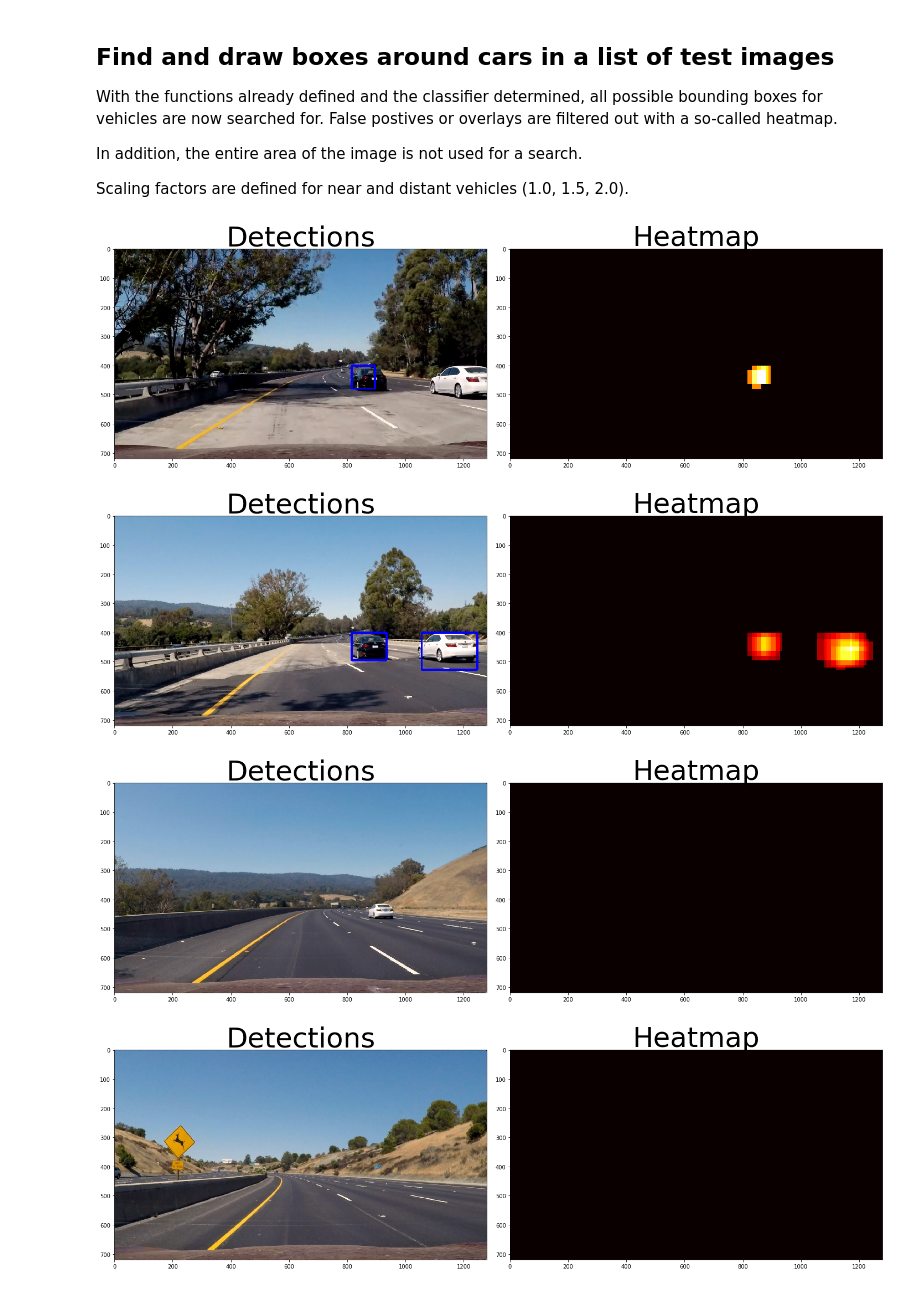
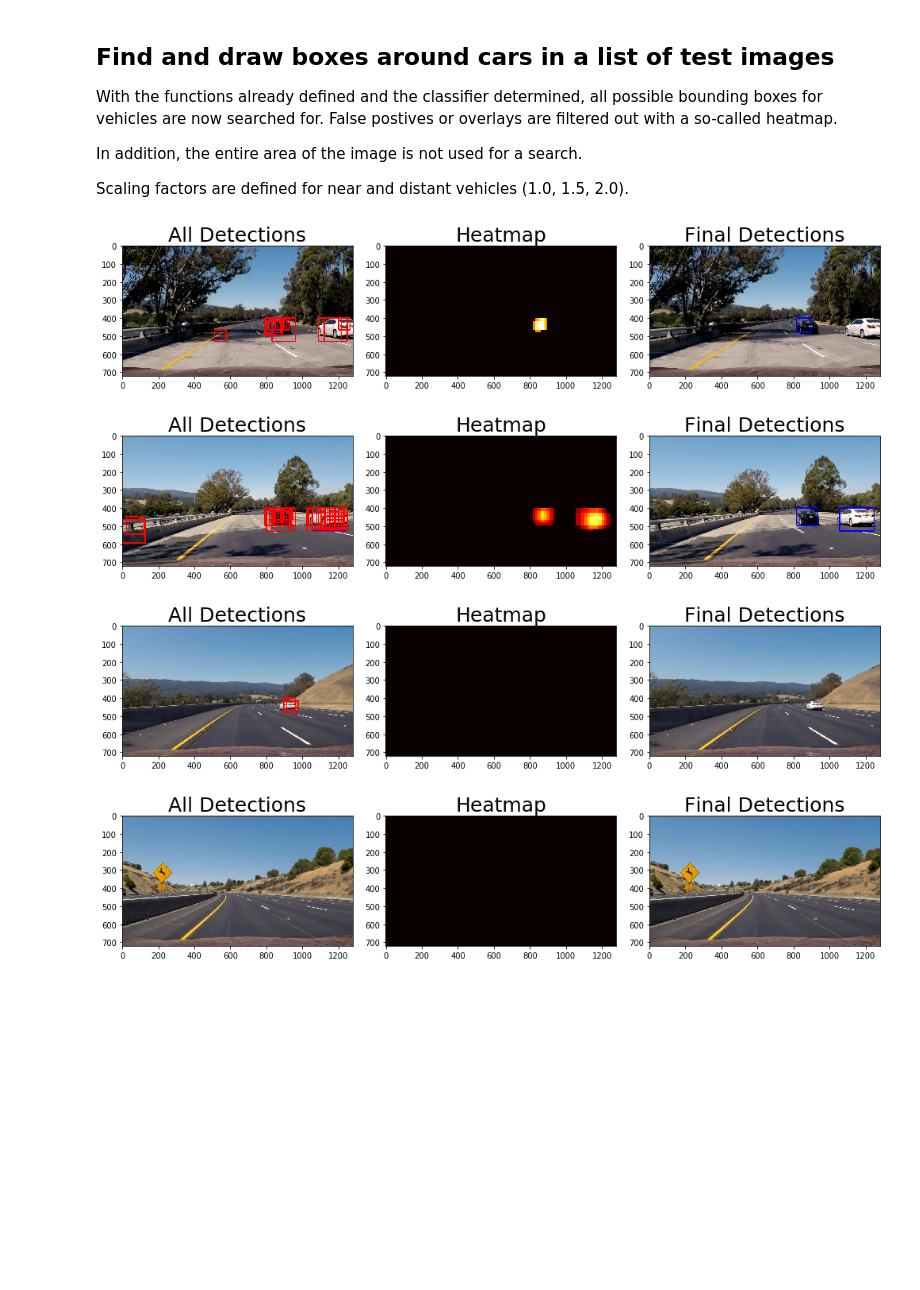
Before and after one commit to patdring/CarND-Term1-Vehicle-Detection, a Jupyter notebook: P5.ipynb, the cells around one changed output. Cells and saved outputs as stored; diff of their text form; code cells hidden in the pictures; blank space fills up the shorter version.

```diff
--- a/P5.ipynb
+++ b/P5.ipynb
@@ -208,13 +208,13 @@ hist_feat= True
 hog_feat= True
 
 # Define feature parameters
-color_space = 'RGB'
-orient = 6
+color_space = 'YCrCb'
+orient = 9
 pix_per_cell = 8
 cell_per_block = 2
-hog_channel = 0
+hog_channel = 1
 spatial_size = (16, 16)
-hist_bins = 16
+hist_bins = 128
 vis = True
 
 rand_car_image = mpimg.imread(car_images[np.random.randint(0, len(car_images))])
@@ -234,13 +234,13 @@ rand_non_car_features, rand_non_car_hog_image = single_img_features(rand_non_car
 f, (ax1, ax2, ax3, ax4) = plt.subplots(1, 4, figsize=(12, 4))
 f.tight_layout()
 ax1.imshow(rand_car_image)
-ax1.set_title('', fontsize=50)
+ax1.set_title('Original Vehicle Image', fontsize=10)
 ax2.imshow(rand_car_hog_image, cmap='gray')
-ax2.set_title('', fontsize=50)
+ax2.set_title('Original Vehicle HOG Ch1', fontsize=10)
 ax3.imshow(rand_non_car_image)
-ax3.set_title('', fontsize=50)
+ax3.set_title('Original Non-Vehicle Image', fontsize=10)
 ax4.imshow(rand_non_car_hog_image, cmap='gray')
-ax4.set_title('', fontsize=50)
+ax4.set_title('Original Non-Vehicle HOG Ch1', fontsize=10)
 
 if len(rand_car_features) > 0:
     # Create an array stack of feature vectors
@@ -521,31 +521,35 @@ Scaling factors are defined for near and distant vehicles (1.0, 1.5, 2.0).
 # %%
 from scipy.ndimage.measurements import label
 
 test_images = glob.glob('./test_images/*.jpg')
 ystart = 400
 ystop = 650
 
 for img in test_images:
     image = mpimg.imread(img)
     scales = [1.0, 1.5, 2.0]
     hot_windows = None
     for scale in scales:
         if hot_windows is not None:
             hot_windows = hot_windows + find_cars(image, ystart, ystop, scale, clf, X_scaler, orient, pix_per_cell, cell_per_block, spatial_size, hist_bins)
         else:
             hot_windows = find_cars(image, ystart, ystop, scale, clf, X_scaler, orient, pix_per_cell, cell_per_block, spatial_size, hist_bins)
 
     bbox_list,heatmap = process_bboxes(image,hot_windows,threshold=3,show_heatmap=True)
     draw_img = draw_car_boxes(image, bbox_list)
+    hot_img = draw_boxes(image, hot_windows, (255,0,0), 6)
 
-    f, (ax1, ax2) = plt.subplots(1, 2, figsize=(20, 9))
+
+    f, (ax1, ax2, ax3) = plt.subplots(1, 3, figsize=(14, 9))
     f.tight_layout()
-    ax1.imshow(draw_img)
-    ax1.set_title('Detections', fontsize=50)
+    ax1.imshow(hot_img)
+    ax1.set_title('All Detections', fontsize=25)
     ax2.imshow(heatmap,cmap='hot')
-    ax2.set_title('Heatmap', fontsize=50)
+    ax2.set_title('Heatmap', fontsize=25)
+    ax3.imshow(draw_img)
+    ax3.set_title('Final Detections', fontsize=25)
 # %% [output]
-[figure, old version]
+[figure, new version]
-[figure, old version]
+[figure, new version]
-[figure, old version]
+[figure, new version]
-[figure, old version]
+[figure, new version]
```
Also changed, not shown: parts of 6 cells of this notebook.
